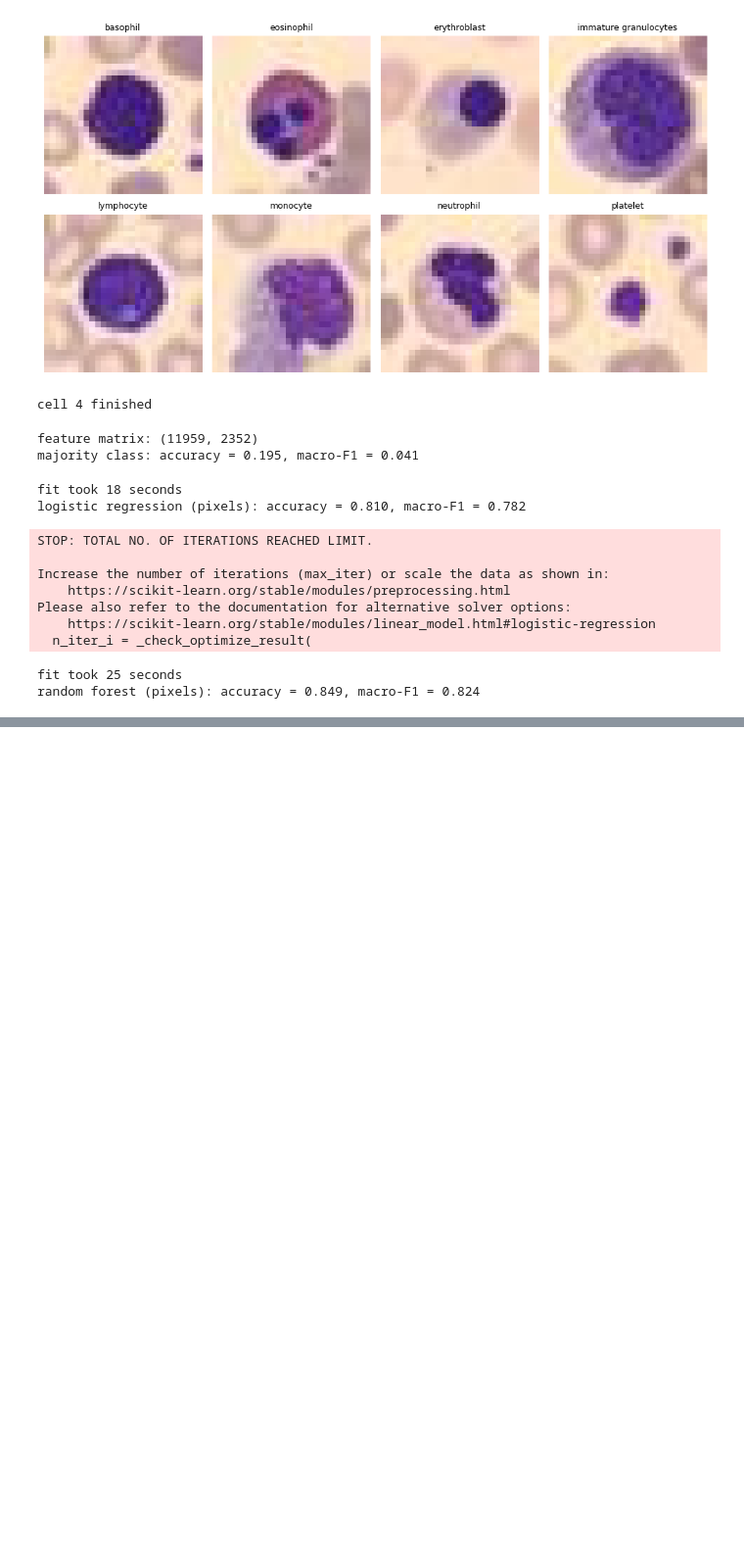
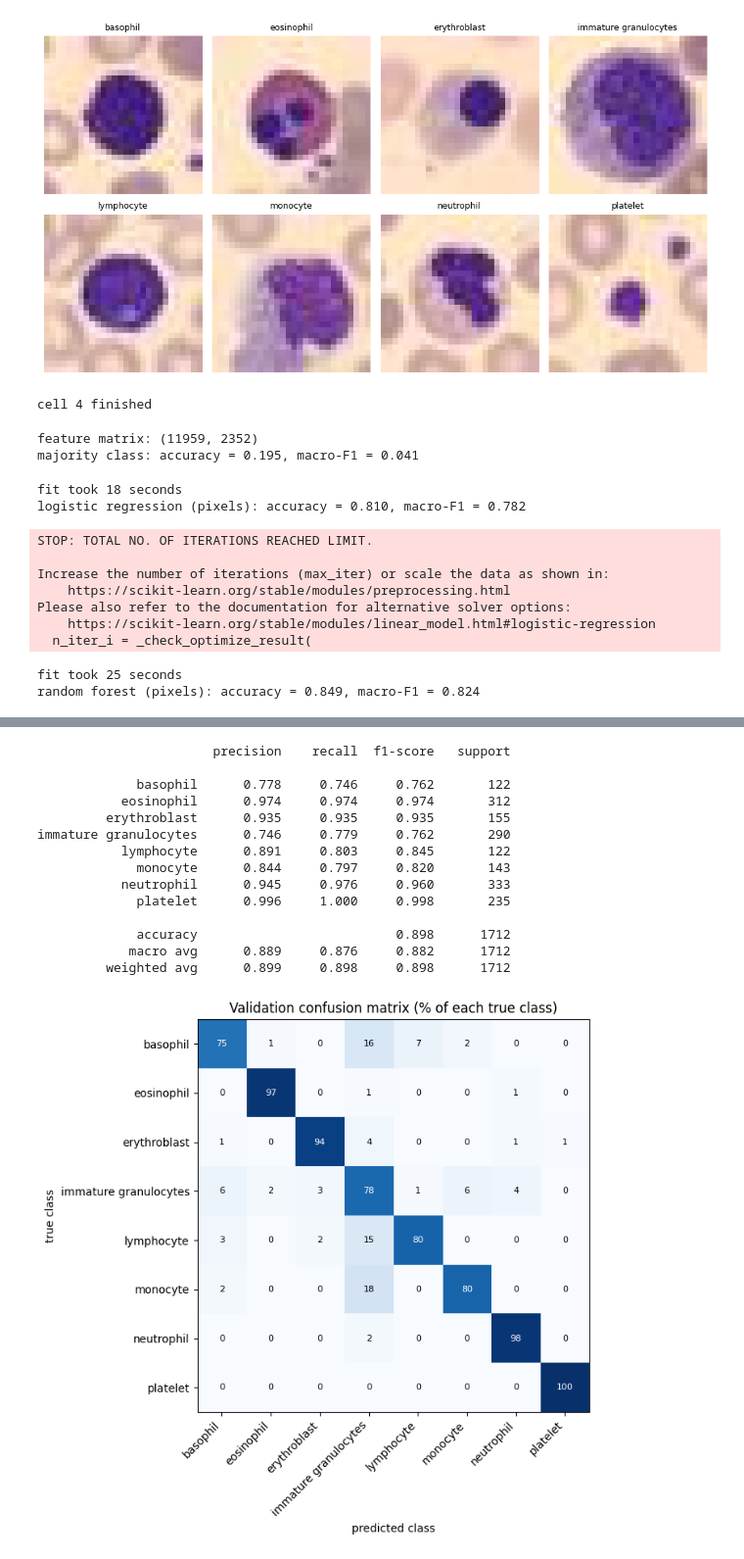
Before and after one commit to mahbubaaktereka/bloodmnist-cell-classification, a Jupyter notebook: notebooks/bloodmnist_cell_classification.ipynb, the cells around one changed output, grey strips where cells are left out. Shown at 98% size. Cells and saved outputs as stored; diff of their text form; code cells hidden in the pictures; blank space fills up the shorter version.

```diff
--- a/notebooks/bloodmnist_cell_classification.ipynb
+++ b/notebooks/bloodmnist_cell_classification.ipynb
@@ -188,0 +370,52 @@ random forest (pixels): accuracy = 0.849, macro-F1 = 0.824
+# %%
+# Cell 11: validation confusion matrix with the best-epoch weights
+from sklearn.metrics import confusion_matrix, classification_report
+
+model.eval()
+all_pred, all_true = [], []
+with torch.no_grad():
+    for xb_, yb_ in val_loader:
+        out = model(xb_.to(device))
+        all_pred.append(out.argmax(dim=1).cpu())
+        all_true.append(yb_.squeeze(1).long())
+y_pred = torch.cat(all_pred).numpy()
+y_true = torch.cat(all_true).numpy()
+
+labels = [names[i] for i in range(8)]
+print(classification_report(y_true, y_pred, target_names=labels, digits=3))
+
+cm = confusion_matrix(y_true, y_pred)
+cm_pct = cm / cm.sum(axis=1, keepdims=True) * 100
+
+fig, ax = plt.subplots(figsize=(8, 7))
+ax.imshow(cm_pct, cmap="Blues", vmin=0, vmax=100)
+ax.set_xticks(range(8))
+ax.set_xticklabels(labels, rotation=45, ha="right")
+ax.set_yticks(range(8))
+ax.set_yticklabels(labels)
+for i in range(8):
+    for j in range(8):
+        ax.text(j, i, f"{cm_pct[i, j]:.0f}", ha="center", va="center",
+                color="white" if cm_pct[i, j] > 50 else "black", fontsize=8)
+ax.set_xlabel("predicted class")
+ax.set_ylabel("true class")
+ax.set_title("Validation confusion matrix (% of each true class)")
+plt.tight_layout()
+plt.savefig("figures/confusion_matrix_val.png", dpi=150)
+plt.show()
+# %% [output]
+                       precision    recall  f1-score   support
+
+             basophil      0.778     0.746     0.762       122
+           eosinophil      0.974     0.974     0.974       312
+         erythroblast      0.935     0.935     0.935       155
+immature granulocytes      0.746     0.779     0.762       290
+           lymphocyte      0.891     0.803     0.845       122
+             monocyte      0.844     0.797     0.820       143
+           neutrophil      0.945     0.976     0.960       333
+             platelet      0.996     1.000     0.998       235
+
+             accuracy                          0.898      1712
+            macro avg      0.889     0.876     0.882      1712
+         weighted avg      0.899     0.898     0.898      1712
+[figure, added]
```
Also changed, not shown: parts of 8 cells of this notebook, 2 other files.
